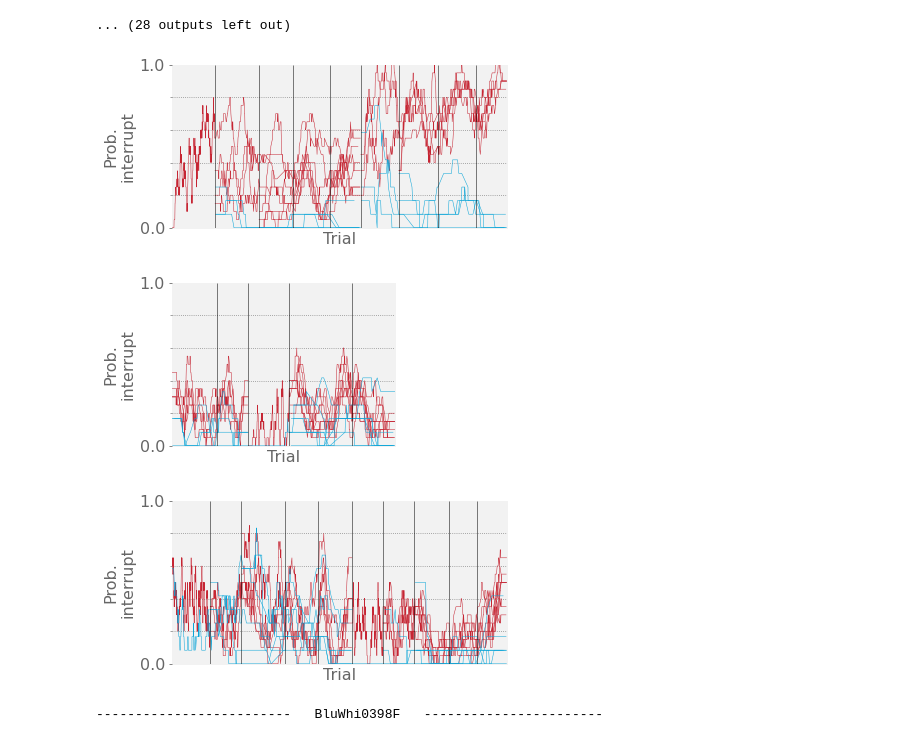
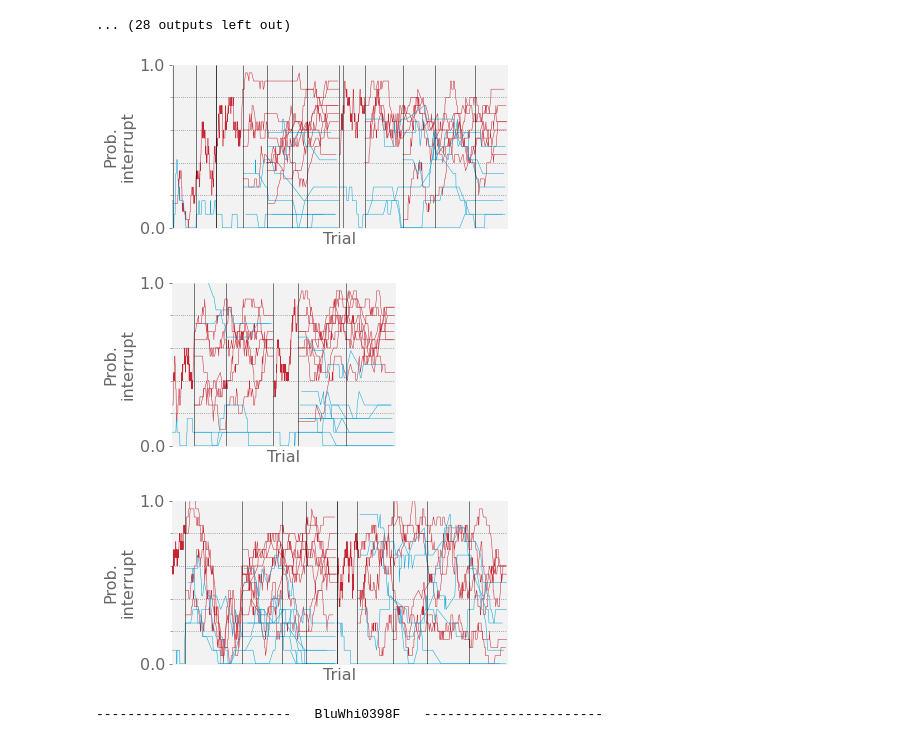
Before and after one commit to theunissenlab/zebra-finch-memory-lesions, a Jupyter notebook: paper_notebooks/1_Main_Analysis.ipynb, the cells around one changed output. Drawn from its saved outputs; the diff is of its cells as text; code cells hidden in the pictures.

Commit message:
Figure changes for the revised paper.

```diff
--- a/paper_notebooks/1_Main_Analysis.ipynb
+++ b/paper_notebooks/1_Main_Analysis.ipynb
@@ -321,12 +321,12 @@ for bird in ncmBirds:
 ... (28 outputs left out)
 # %%
 SAVE_FIGS = True
-figure2("HpiGre0651M")  # Example that illustrates some relearning
+figure2("GreBla3404M")  # Example of Fig1 that also illustrates some relearning
 SAVE_FIGS = False
 # %% [output]
-[figure, old version]
+[figure, new version]
-[figure, old version]
+[figure, new version]
-[figure, old version]
+[figure, new version]
 # %%
 hvcBirds = ['BluWhi0398F', 'BluWhi3230M', 'GraYel7337F', 'GreWhi2703M', 'HpiGre8613M', 'BluGre4315M', 'BluRed8773M']
 
```
Also changed, not shown: parts of 4 cells of this notebook, 24 other files.
